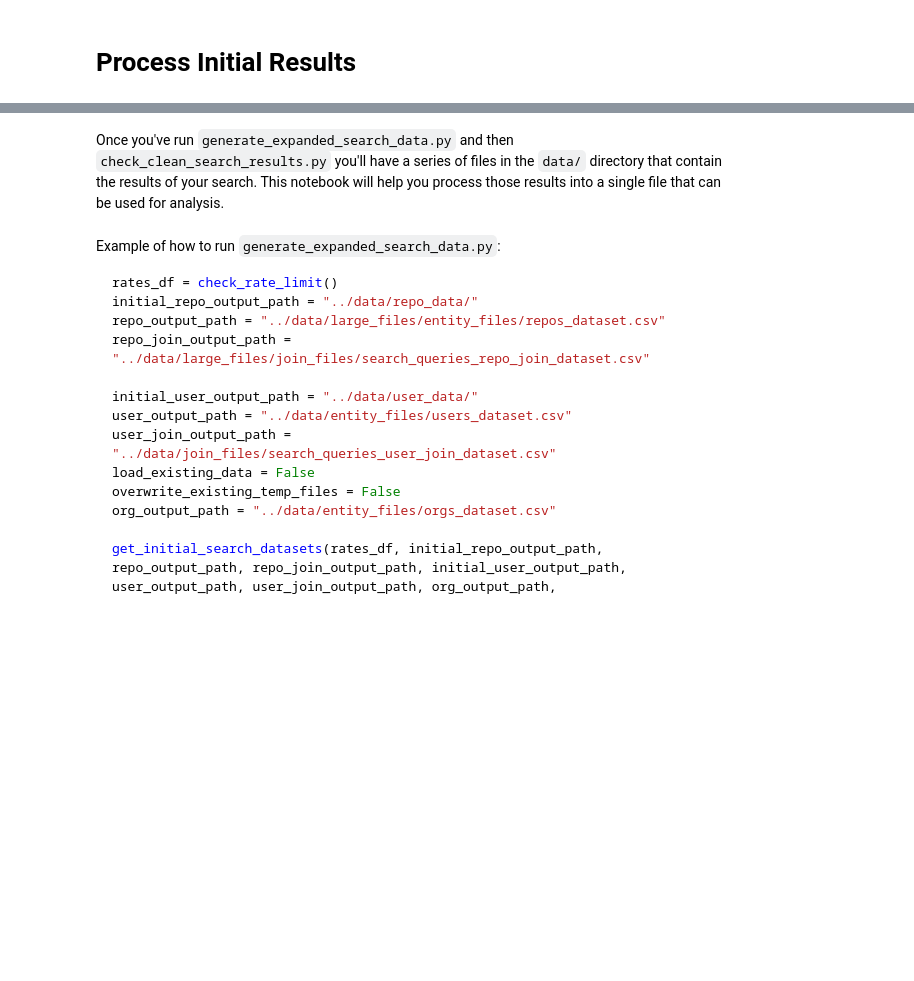
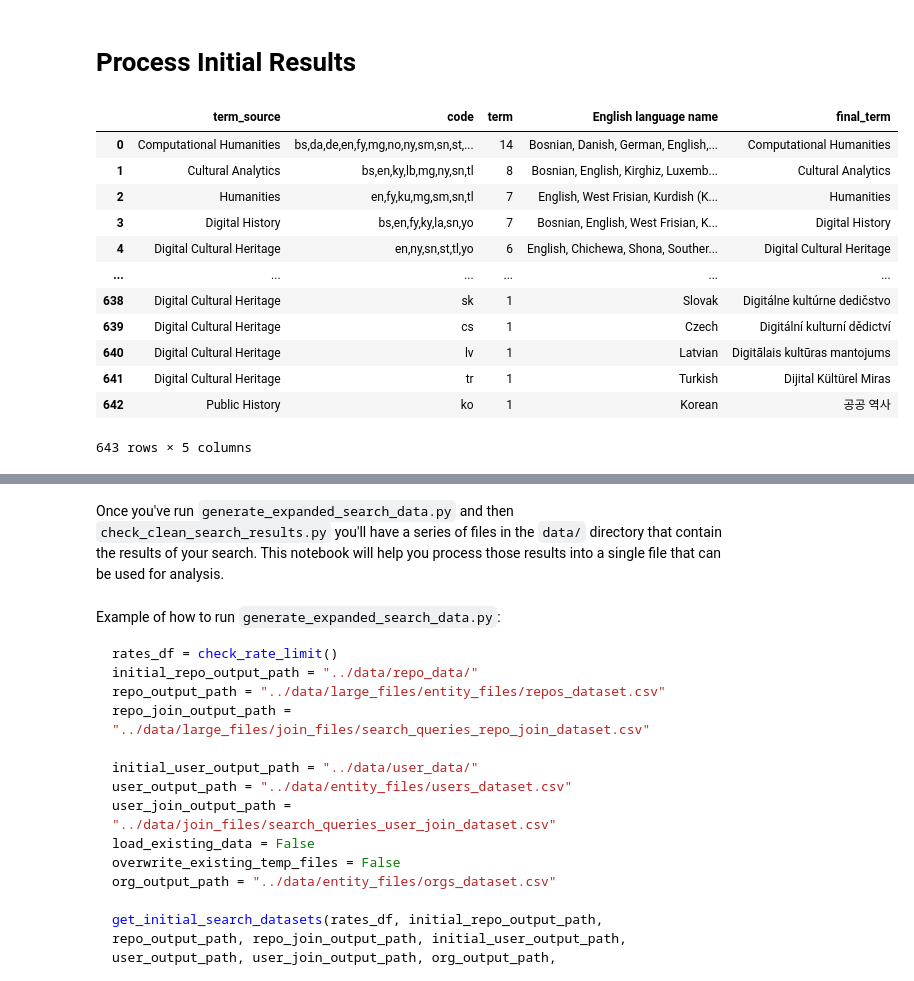
Before and after one commit to CodingDH/searching-for-DH, a Jupyter notebook: data_cleaning_notebooks/ProcessInitialResults.ipynb, the cells around one changed output, grey strips where cells are left out. Drawn from its saved outputs; the diff is of its cells as text; code cells hidden in the pictures; blank space fills up the shorter version.

```diff
--- a/data_cleaning_notebooks/ProcessInitialResults.ipynb
+++ b/data_cleaning_notebooks/ProcessInitialResults.ipynb
@@ -2,0 +15,18 @@
+# %%
+test = pd.read_csv("../../datasets/derived_files/grouped_translated_others_terms.csv")
+# %%
+test
+# %% [output]
+|  | term_source | code | term | English language name | final_term |
+| 0 | Computational Humanities | bs,da,de,en,fy,mg,no,ny,sm,sn,st,... | 14 | Bosnian, Danish, German, English,... | Computational Humanities |
+| 1 | Cultural Analytics | bs,en,ky,lb,mg,ny,sn,tl | 8 | Bosnian, English, Kirghiz, Luxemb... | Cultural Analytics |
+| 2 | Humanities | en,fy,ku,mg,sm,sn,tl | 7 | English, West Frisian, Kurdish (K... | Humanities |
+| 3 | Digital History | bs,en,fy,ky,la,sn,yo | 7 | Bosnian, English, West Frisian, K... | Digital History |
+| 4 | Digital Cultural Heritage | en,ny,sn,st,tl,yo | 6 | English, Chichewa, Shona, Souther... | Digital Cultural Heritage |
+| ... | ... | ... | ... | ... | ... |
+| 638 | Digital Cultural Heritage | sk | 1 | Slovak | Digitálne kultúrne dedičstvo |
+| 639 | Digital Cultural Heritage | cs | 1 | Czech | Digitální kulturní dědictví |
+| 640 | Digital Cultural Heritage | lv | 1 | Latvian | Digitālais kultūras mantojums |
+| 641 | Digital Cultural Heritage | tr | 1 | Turkish | Dijital Kültürel Miras |
+| 642 | Public History | ko | 1 | Korean | 공공 역사 |
+643 rows × 5 columns
```
Also changed, not shown: parts of 5 cells of this notebook, 1 other file.
